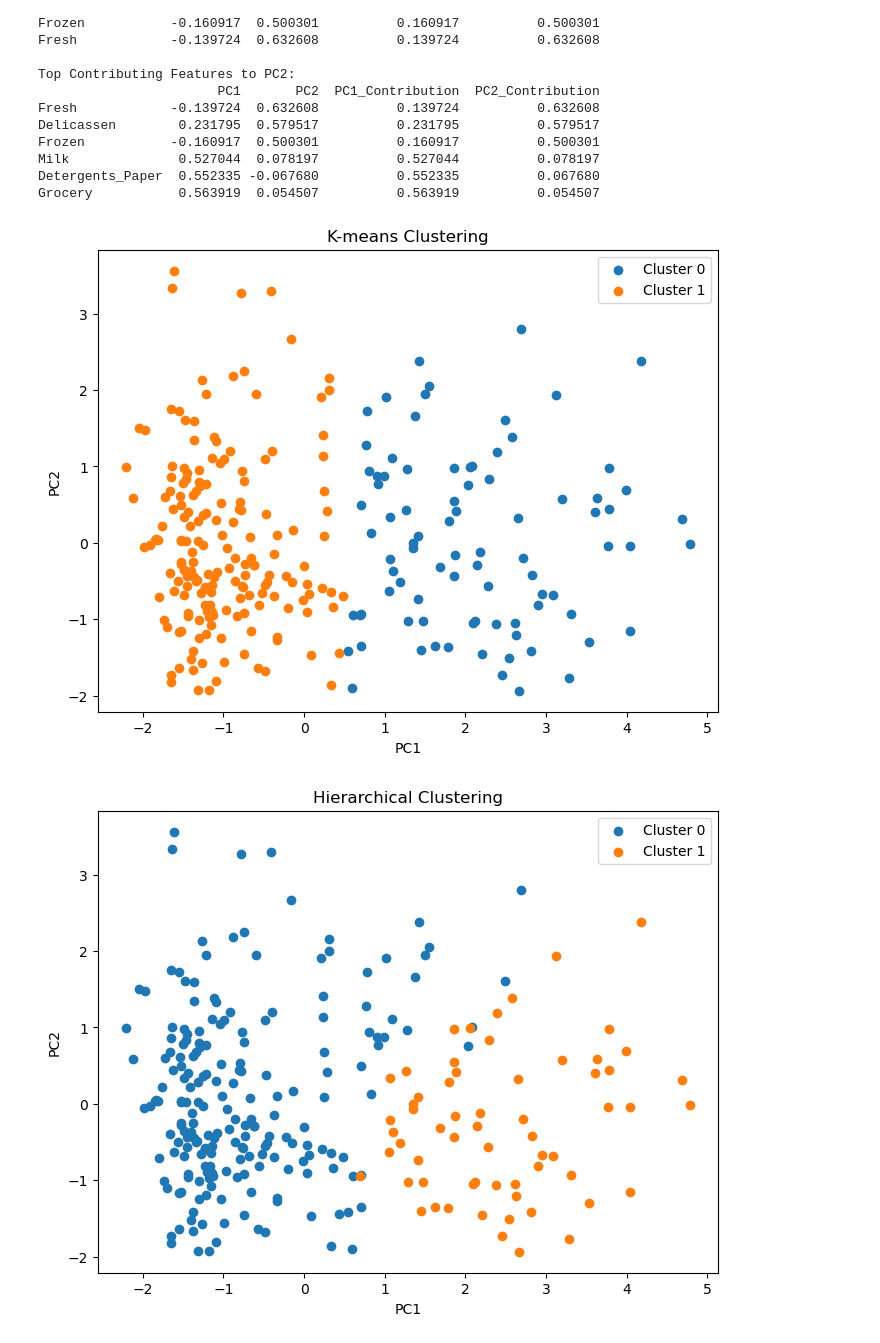
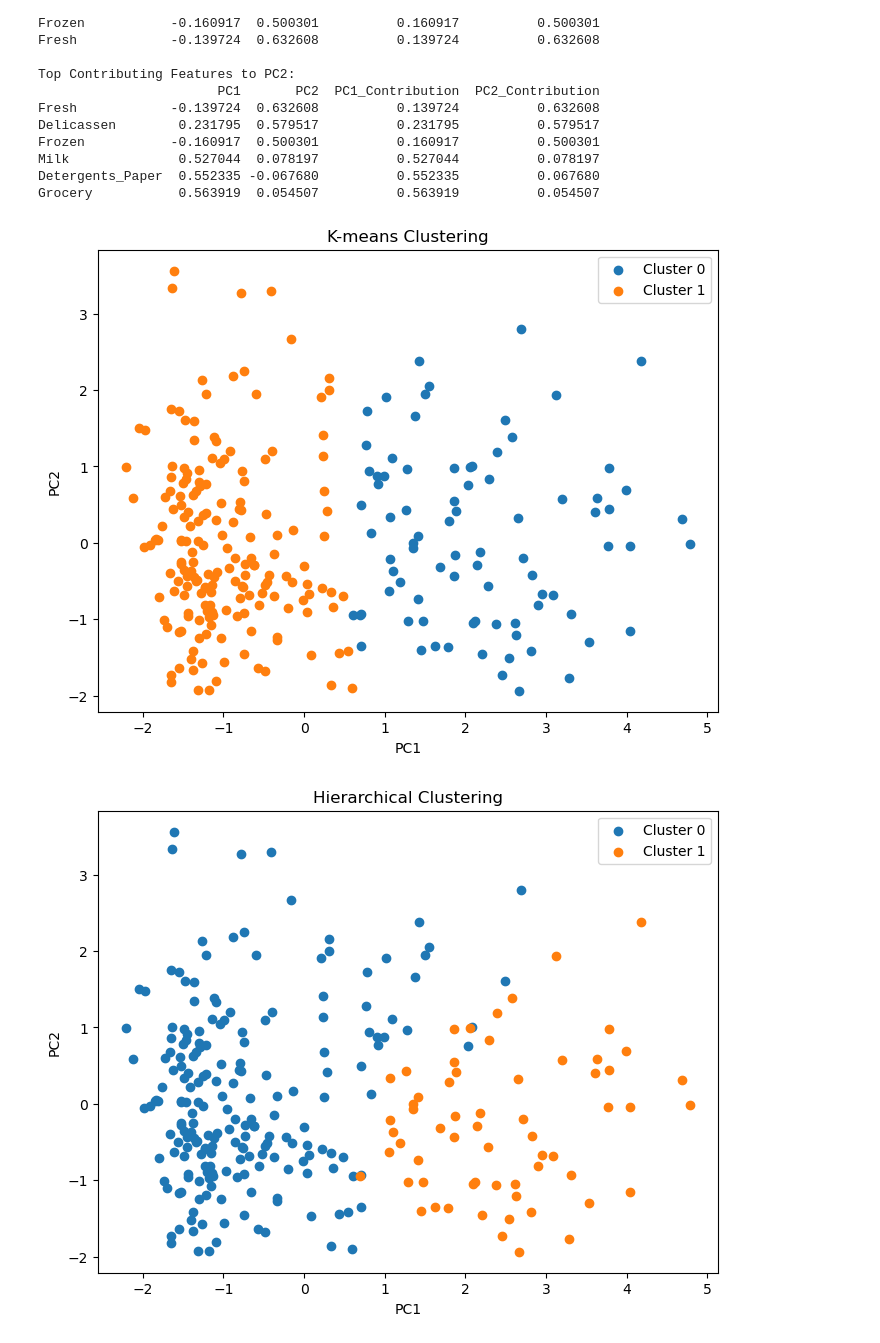
Before and after one commit to t0si/ml-project-unsupervised-learning, a Jupyter notebook: Unsupervised Learning - Project.ipynb, the cells around one changed output. Cells and saved outputs as stored; diff of their text form; code cells hidden in the pictures.

```diff
--- a/Unsupervised Learning - Project.ipynb
+++ b/Unsupervised Learning - Project.ipynb
@@ -168,17 +163,3 @@ plt.ylabel('Silhouette Score')
 plt.show()
 # %% [output]
 [figure]
-# %%
-# K-means clustering
-optimal_k = 2
-kmeans = KMeans(n_clusters=optimal_k, random_state=42)
-kmeans.fit(X_train_scaled)
-
-train_clusters = kmeans.predict(X_train_scaled)
-test_clusters = kmeans.predict(X_test_scaled)
-
-X_train_with_clusters = X_train.copy()
-X_train_with_clusters['Cluster'] = train_clusters
-
-X_test_with_clusters = X_test.copy()
-X_test_with_clusters['Cluster'] = test_clusters
@@ -290,19 +341,25 @@ Milk              0.527044  0.078197          0.527044          0.078197
 Detergents_Paper  0.552335 -0.067680          0.552335          0.067680
 Grocery           0.563919  0.054507          0.563919          0.054507
 # %%
+optimal_k = 2  # Replace with the actual optimal number of clusters
+
+# Fit KMeans with the optimal number of clusters
+kmeans = KMeans(n_clusters=optimal_k, random_state=42)
+train_clusters = kmeans.fit_predict(X_train_pca)
+
 # Visualize K-means clusters
 plt.figure(figsize=(8, 6))
 for cluster in range(optimal_k):
     cluster_data = X_train_pca[train_clusters == cluster]
     plt.scatter(cluster_data[:, 0], cluster_data[:, 1], label=f'Cluster {cluster}')
 
 plt.title('K-means Clustering')
 plt.xlabel('PC1')
 plt.ylabel('PC2')
 plt.legend()
 plt.show()
 # %% [output]
-[figure, old version]
+[figure, new version]
 # %%
 # Visualizing Hierarchical Clustering
 plt.figure(figsize=(8, 6))
```
Also changed, not shown: parts of 7 cells of this notebook, 1 other file.
